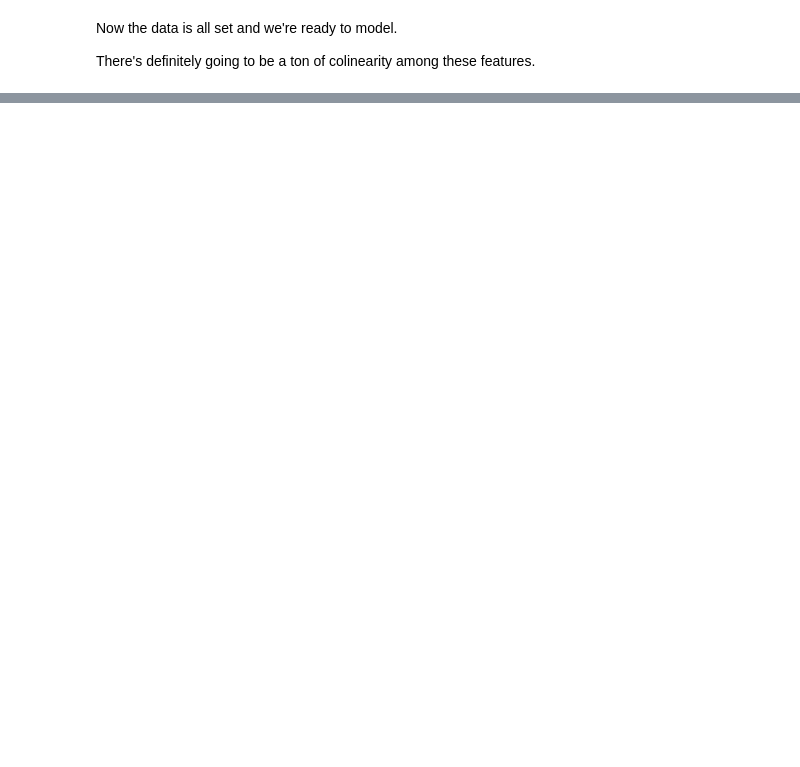
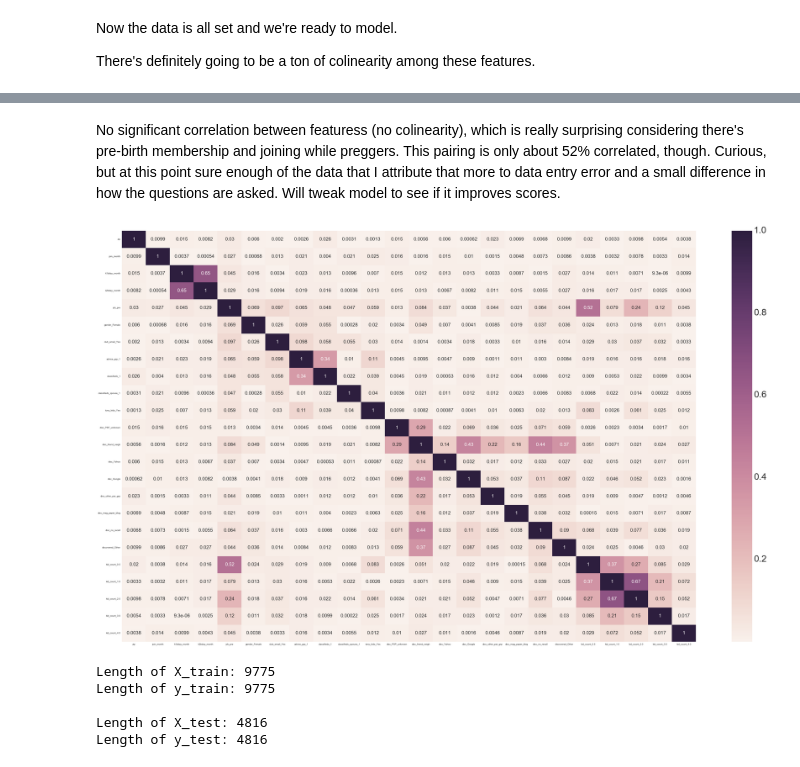
Before and after one commit to ajbentley/GA-DSI, a Jupyter notebook: projects/psp/psp_model.ipynb, the cells around one changed output, grey strips where cells are left out. Drawn from its saved outputs; the diff is of its cells as text; code cells hidden in the pictures; blank space fills up the shorter version.

```diff
--- a/projects/psp/psp_model.ipynb
+++ b/projects/psp/psp_model.ipynb
@@ -614,0 +556,20 @@ plt.show();
+# %%
+# run logistic regression with ridge regression
+
+model = linear_model.LogisticRegression(penalty = 'l2', C = 10.0)
+
+X_list = ['zip','join_month','k1bday_month','k2bday_month','jvb_pre','gender_Female','club_email_Yes',\
+          'advice_grp_1','classifieds_1','classifieds_spouse_1','tony_kids_Yes',\
+          'disc_PSP_unknown','disc_friend_neigh','disc_Yahoo','disc_Google','disc_other_par_grp',\
+          'disc_mag_paper_blog','disc_no_recall','discovered_Other','kid_count_0.5',\
+          'kid_count_1.0','kid_count_2.0','kid_count_3.0','kid_count_4.0']
+
+
+X = dfn_r[X_list]
+y = dfn_r['long_short']
+
+print X.shape, y.shape
+
+
+model.fit(X, y)
+datatitle = examine_coefficients(model, X)
@@ -614,0 +643,13 @@ plt.show();
+# %% [markdown]
+No significant correlation between featuress (no colinearity), which is really surprising considering there's pre-birth membership and joining while preggers. This pairing is only about 52% correlated, though. Curious, but at this point sure enough of the data that I attribute that more to data entry error and a small difference in how the questions are asked. Will tweak model to see if it improves scores.
+# %%
+df_corr = abs(X.corr())
+
+# df_corr.replace([np.inf, -np.inf], np.nan, inplace=True)
+# df_corr.dropna(inplace=True)
+
+fig, ax = plt.subplots(figsize=(50,30))
+sns.set(font_scale=4)
+ax = sns.heatmap(df_corr, annot=True, annot_kws={"size": 21})
+# %% [output]
+[figure, added]
@@ -614,0 +660,12 @@ plt.show();
+# %%
+print 'Length of X_train: ' + str(len(X_train))
+print 'Length of y_train: ' + str(len(y_train))
+print
+print 'Length of X_test: ' + str(len(X_test))
+print 'Length of y_test: ' + str(len(y_test))
+# %% [output]
+Length of X_train: 9775
+Length of y_train: 9775
+
+Length of X_test: 4816
+Length of y_test: 4816
```
Also changed, not shown: parts of 143 cells of this notebook, 16 other files.
